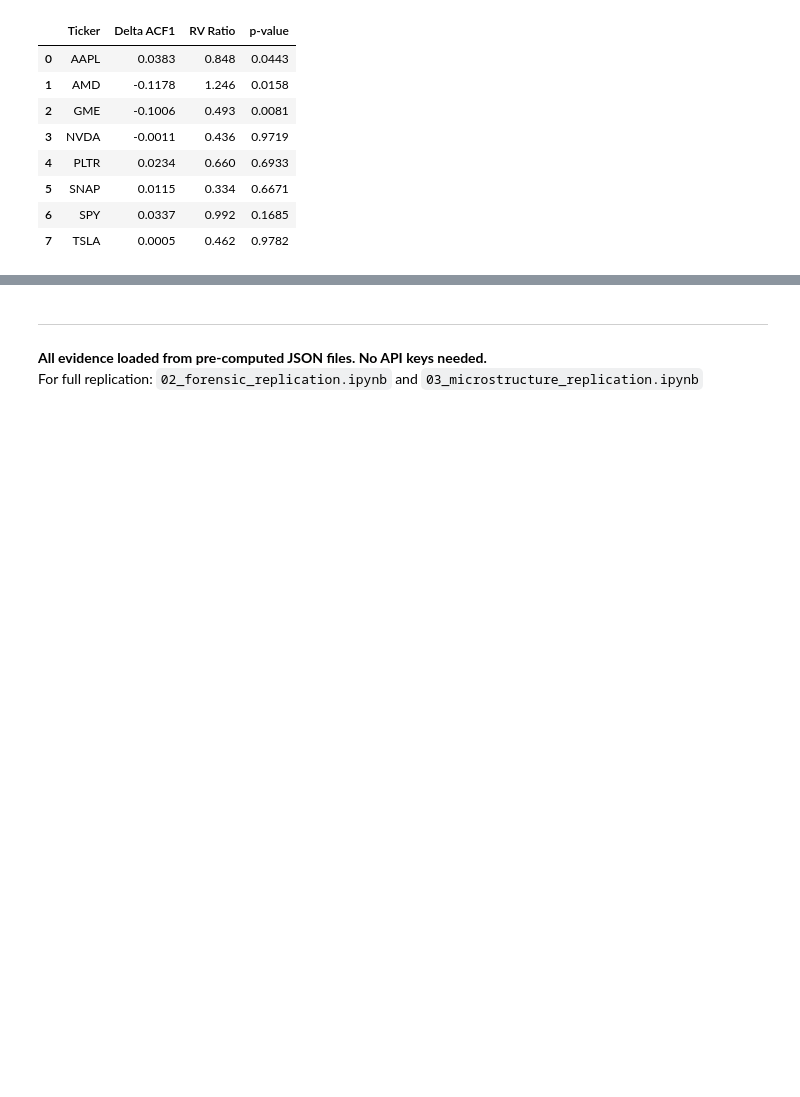
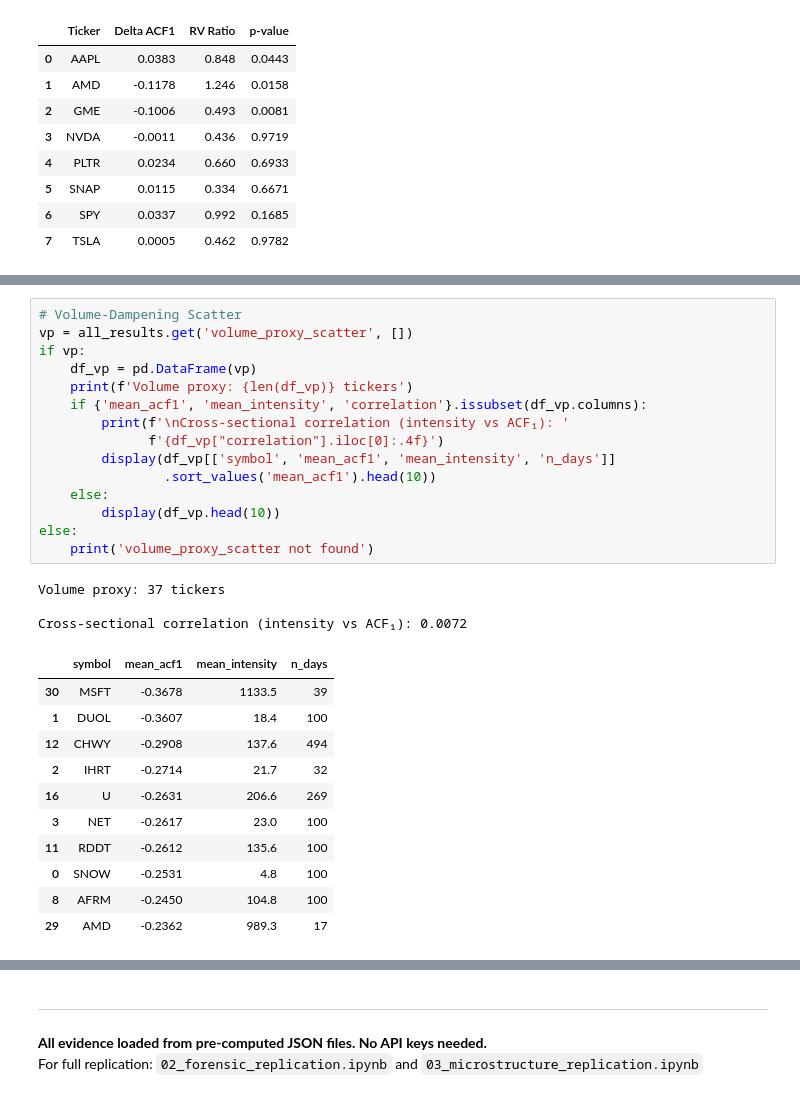
Before and after one commit to TheGameStopsNow/power-tracks-research, a Jupyter notebook: research/options_hedging_microstructure/review_package/01_evidence_viewer.ipynb, the cells around one changed output, grey strips where cells are left out. Saved outputs shown, nothing was run; the diff lists cells and outputs as text; blank space fills up the shorter version.

```diff
--- a/research/options_hedging_microstructure/review_package/01_evidence_viewer.ipynb
+++ b/research/options_hedging_microstructure/review_package/01_evidence_viewer.ipynb
@@ -469,0 +751,30 @@ else:
+# %%
+# Volume-Dampening Scatter
+vp = all_results.get('volume_proxy_scatter', [])
+if vp:
+    df_vp = pd.DataFrame(vp)
+    print(f'Volume proxy: {len(df_vp)} tickers')
+    if {'mean_acf1', 'mean_intensity', 'correlation'}.issubset(df_vp.columns):
+        print(f'\nCross-sectional correlation (intensity vs ACF₁): '
+              f'{df_vp["correlation"].iloc[0]:.4f}')
+        display(df_vp[['symbol', 'mean_acf1', 'mean_intensity', 'n_days']]
+                .sort_values('mean_acf1').head(10))
+    else:
+        display(df_vp.head(10))
+else:
+    print('volume_proxy_scatter not found')
+# %% [output]
+Volume proxy: 37 tickers
+
+Cross-sectional correlation (intensity vs ACF₁): 0.0072
+|  | symbol | mean_acf1 | mean_intensity | n_days |
+| 30 | MSFT | -0.3678 | 1133.5 | 39 |
+| 1 | DUOL | -0.3607 | 18.4 | 100 |
+| 12 | CHWY | -0.2908 | 137.6 | 494 |
+| 2 | IHRT | -0.2714 | 21.7 | 32 |
+| 16 | U | -0.2631 | 206.6 | 269 |
+| 3 | NET | -0.2617 | 23.0 | 100 |
+| 11 | RDDT | -0.2612 | 135.6 | 100 |
+| 0 | SNOW | -0.2531 | 4.8 | 100 |
+| 8 | AFRM | -0.2450 | 104.8 | 100 |
+| 29 | AMD | -0.2362 | 989.3 | 17 |
```
Also changed, not shown: parts of 20 cells of this notebook, 20 other files.
